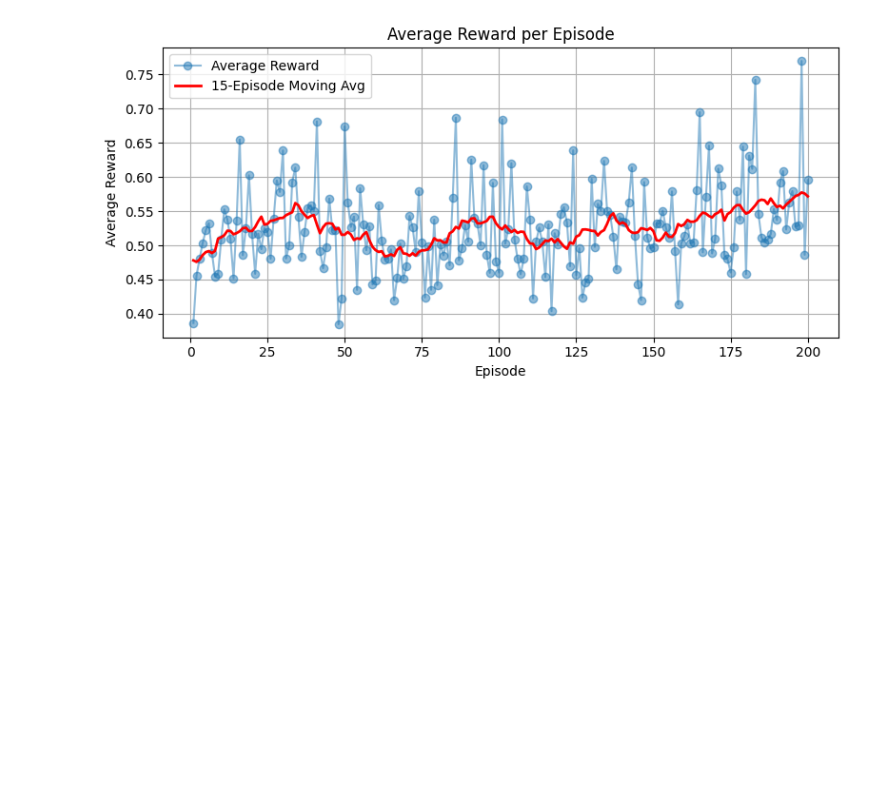
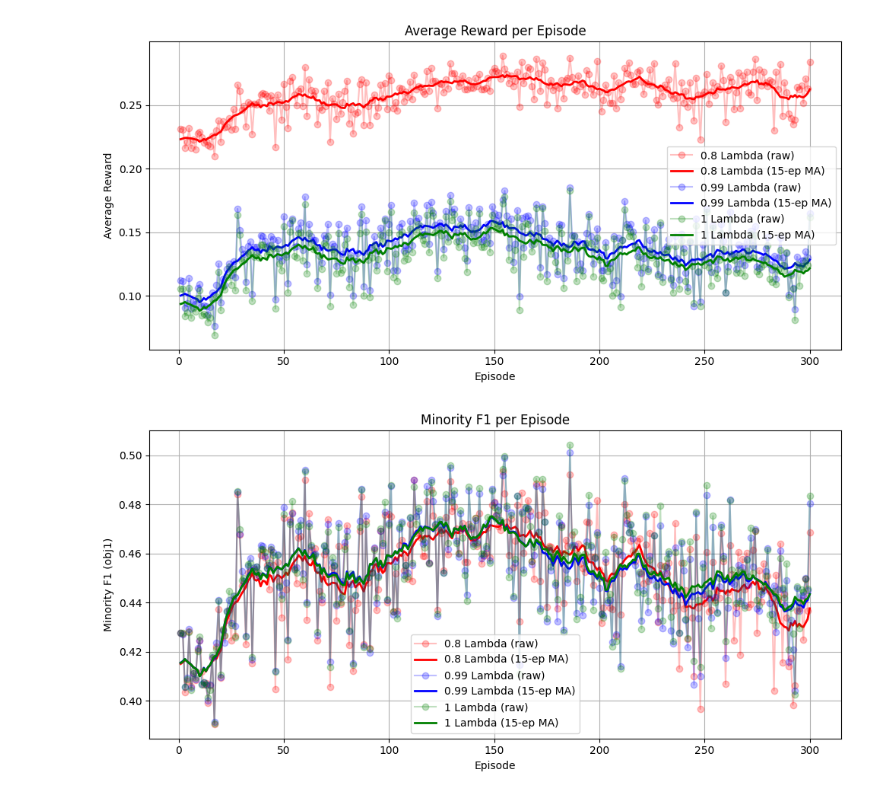
Before and after one commit to LucasHartmanWestern/cs_9170_project, a Jupyter notebook: test_synth_data.ipynb, the cells around one changed output. Saved outputs shown, nothing was run; the diff lists cells and outputs as text; code cells hidden in the pictures; blank space fills up the shorter version.

```diff
--- a/test_synth_data.ipynb
+++ b/test_synth_data.ipynb
@@ -13,26 +13,70 @@ import torch
 import matplotlib.pyplot as plt
 import random
 # %%
-# Path to metrics CSV (update as needed)
-run_path = "training_runs/2025-08-14_10-45-28_EP200_TRJ1000_REAL3000_BIAS0.8_L0.8/"
+# --- Compare multiple runs on the same plot per metric ---
 
-# Read the CSV
-df_metrics = pd.read_csv(run_path + 'metrics.csv')
+# List of runs to compare: (path, label, color)
+runs = [
+    (
+        "training_runs/2025-08-14_17-16-17_EP300_TRJ2000_REAL3000_BIAS0.8_L0.8/",
+        "0.8 Lambda",
+        "red"
+    ),
+    (
+        "training_runs/2025-08-14_17-52-59_EP300_TRJ2000_REAL3000_BIAS0.8_L0.99/",
+        "0.99 Lambda",
+        "blue"
+    ),
+    (
+        "training_runs/2025-08-14_18-06-05_EP300_TRJ2000_REAL3000_BIAS0.8_L1/",
+        "1 Lambda",
+        "green"
+    )
 
-# Compute 15-episode moving average (centered)
+]
+
+# Metric configs: (column, ylabel, title)
+metric_configs = [
+    ('average_reward', 'Average Reward', 'Average Reward per Episode'),
+    ('obj1_minority_f1', 'Minority F1 (obj1)', 'Minority F1 per Episode'),
+    ('obj2_mean', 'Mean (1 - Brier) on Synthetic (obj2)', 'Mean (1 - Brier) on Synthetic per Episode'),
+    ('global_f1', 'Macro F1 on θ_test (global_f1)', 'Macro F1 on θ_test per Episode'),
+]
+
 window = 15
-moving_avg = df_metrics['average_reward'].rolling(window=window, min_periods=1, center=True).mean()
 
-# Plot average_reward vs episode and moving average
-plt.figure(figsize=(8, 4))
-plt.plot(df_metrics['episode'], df_metrics['average_reward'], marker='o', label='Average Reward', alpha=0.5)
-plt.plot(df_metrics['episode'], moving_avg, color='red', linewidth=2, label=f'{window}-Episode Moving Avg')
-plt.xlabel('Episode')
-plt.ylabel('Average Reward')
-plt.title('Average Reward per Episode')
-plt.grid(True)
-plt.legend()
-plt.tight_layout()
-plt.show()
+# Read all runs' metrics into a list of dicts: {label, color, df}
+run_metrics = []
+for path, label, color in runs:
+    try:
+        df = pd.read_csv(path + 'metrics.csv')
+        # Coerce all metric columns to numeric
+        for col in ['average_reward', 'obj1_minority_f1', 'obj2_mean', 'global_f1']:
+            df[col] = pd.to_numeric(df[col], errors='coerce')
+        run_metrics.append({'label': label, 'color': color, 'df': df})
+    except Exception as e:
+        print(f"Could not load metrics for {label} at {path}: {e}")
+
+# Plot each metric, overlaying all runs
+for col, ylabel, title in metric_configs:
+    plt.figure(figsize=(10, 5))
+    for run in run_metrics:
+        df = run['df']
+        label = run['label']
+        color = run['color']
+        # Compute moving average
+        moving_avg = df[col].rolling(window=window, min_periods=1, center=True).mean()
+        # Plot raw values (faint)
+        plt.plot(df['episode'], df[col], marker='o', linestyle='-', alpha=0.25, color=color, label=f"{label} (raw)")
+        # Plot moving average (bold)
+        plt.plot(df['episode'], moving_avg, color=color, linewidth=2, label=f"{label} ({window}-ep MA)")
+    plt.xlabel('Episode')
+    plt.ylabel(ylabel)
+    plt.title(title)
+    plt.grid(True)
+    plt.legend()
+    plt.tight_layout()
+    plt.show()
 # %% [output]
-[figure, old version]
+[figure, new version]
+[figure, added]
```
Also changed, not shown: parts of 5 cells of this notebook, 2 other files.
